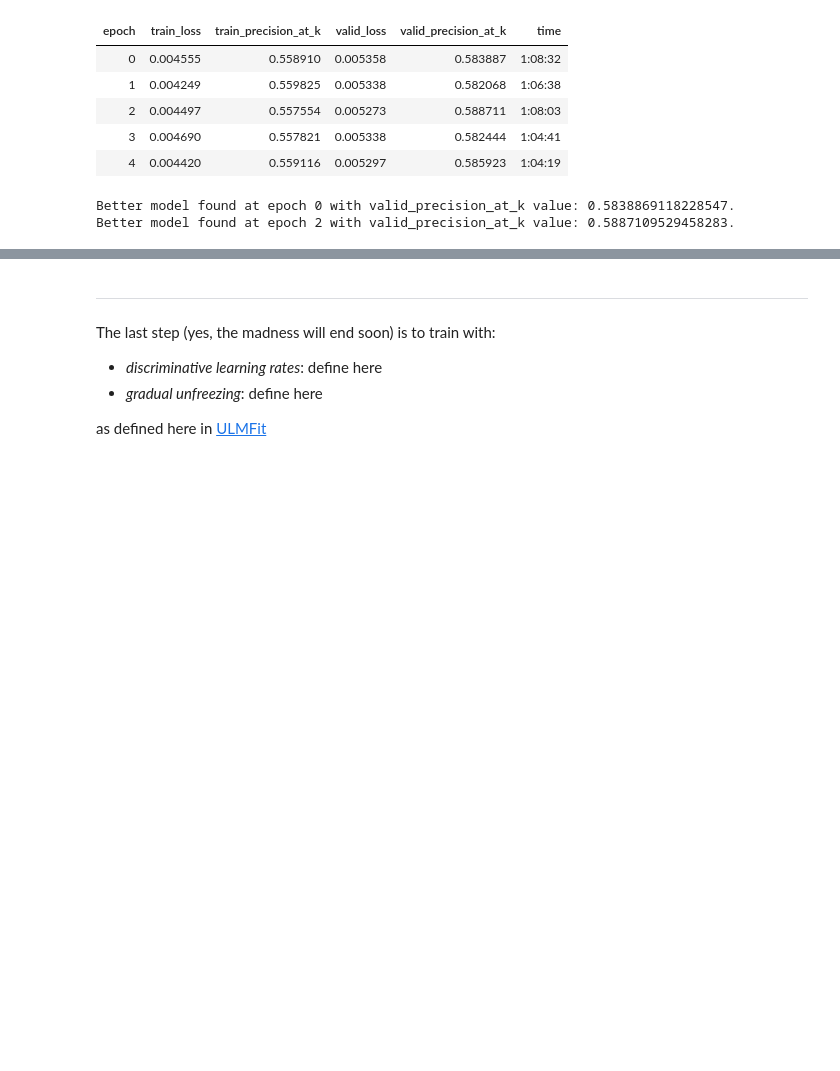
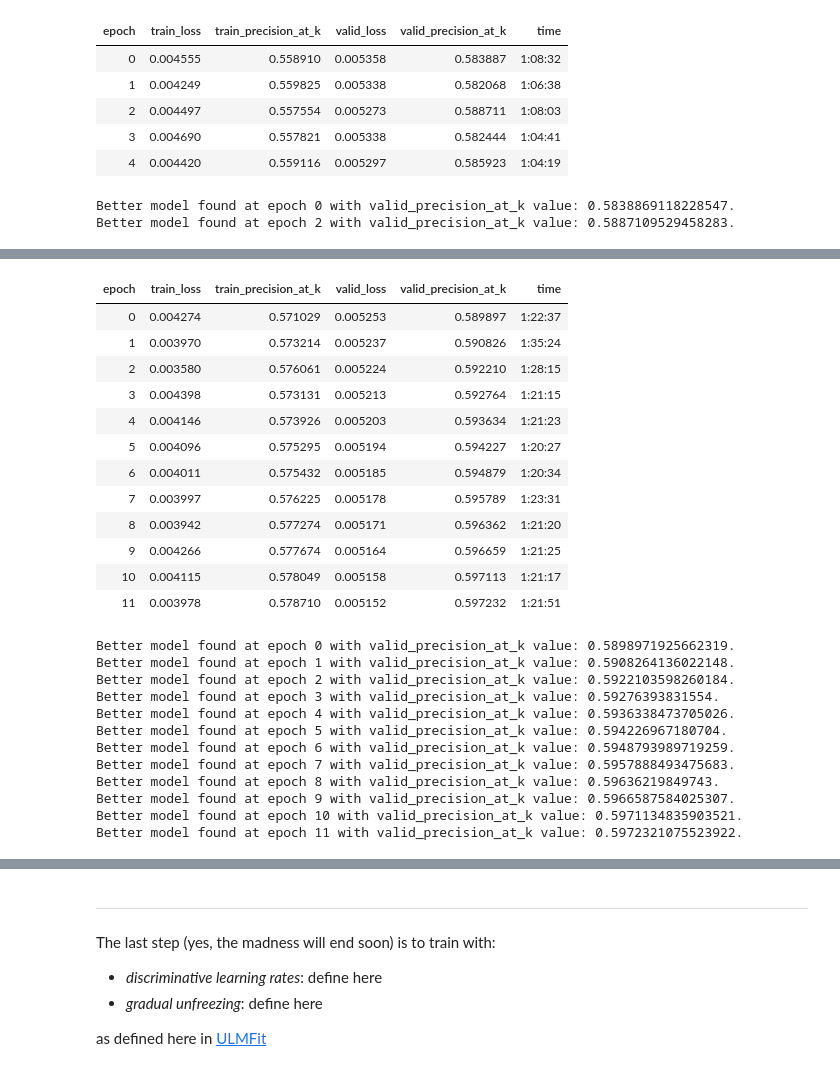
Before and after one commit to debjyotiSRoy/xcube, a Jupyter notebook: nbs/18_tutorial.train_mimic3.ipynb, the cells around one changed output, grey strips where cells are left out. Saved outputs shown, nothing was run; the diff lists cells and outputs as text; code cells hidden in the pictures; blank space fills up the shorter version.

Commit message:
trained fwd+bwd xml classifier

```diff
--- a/nbs/18_tutorial.train_mimic3.ipynb
+++ b/nbs/18_tutorial.train_mimic3.ipynb
@@ -769,5 +769,5 @@ The following line essentially captures the magic of [ULMFit's](https://arxiv.or
 learn = learn.load_encoder('mimic3-9k_lm_finetuned')
 learn_r = learn_r.load_encoder('mimic3-9k_lm_finetuned_r')
 # %%
-learn = learn.load_brain('mimic3-9k_tok_lbl_info', 'p_L')
+# learn = learn.load_brain('mimic3-9k_tok_lbl_info', 'p_L')
 # learn_r = learn_r.load_brain('mimic3-9k_tok_lbl_info')
@@ -1080,3 +1073,0 @@ start here:
-# %%
-learn = learn.load((learn.path/learn.model_dir)/'mimic5_tmp')
-validate(learn)
@@ -1088,6 +1073,0 @@ best so far = None
-# %%
-learn.save_model.best = 0.58871
-learn.save_model.fname = 'mimic6_tmp'
-learn.save_model.fname
-learn.unfreeze()
-learn.save_model.reset_on_fit = False
@@ -1094,2 +1076,28 @@ learn.save_model.reset_on_fit = False
 # %%
-learn.fit(2, lr=1e-2)
+learn.fit(12, lr=1e-6, wd=0.3)
+# %% [output]
+| epoch | train_loss | train_precision_at_k | valid_loss | valid_precision_at_k | time |
+| 0 | 0.004274 | 0.571029 | 0.005253 | 0.589897 | 1:22:37 |
+| 1 | 0.003970 | 0.573214 | 0.005237 | 0.590826 | 1:35:24 |
+| 2 | 0.003580 | 0.576061 | 0.005224 | 0.592210 | 1:28:15 |
+| 3 | 0.004398 | 0.573131 | 0.005213 | 0.592764 | 1:21:15 |
+| 4 | 0.004146 | 0.573926 | 0.005203 | 0.593634 | 1:21:23 |
+| 5 | 0.004096 | 0.575295 | 0.005194 | 0.594227 | 1:20:27 |
+| 6 | 0.004011 | 0.575432 | 0.005185 | 0.594879 | 1:20:34 |
+| 7 | 0.003997 | 0.576225 | 0.005178 | 0.595789 | 1:23:31 |
+| 8 | 0.003942 | 0.577274 | 0.005171 | 0.596362 | 1:21:20 |
+| 9 | 0.004266 | 0.577674 | 0.005164 | 0.596659 | 1:21:25 |
+| 10 | 0.004115 | 0.578049 | 0.005158 | 0.597113 | 1:21:17 |
+| 11 | 0.003978 | 0.578710 | 0.005152 | 0.597232 | 1:21:51 |
+Better model found at epoch 0 with valid_precision_at_k value: 0.5898971925662319.
+Better model found at epoch 1 with valid_precision_at_k value: 0.5908264136022148.
+Better model found at epoch 2 with valid_precision_at_k value: 0.5922103598260184.
+Better model found at epoch 3 with valid_precision_at_k value: 0.59276393831554.
+Better model found at epoch 4 with valid_precision_at_k value: 0.5936338473705026.
+Better model found at epoch 5 with valid_precision_at_k value: 0.594226967180704.
+Better model found at epoch 6 with valid_precision_at_k value: 0.5948793989719259.
+Better model found at epoch 7 with valid_precision_at_k value: 0.5957888493475683.
+Better model found at epoch 8 with valid_precision_at_k value: 0.59636219849743.
+Better model found at epoch 9 with valid_precision_at_k value: 0.5966587584025307.
+Better model found at epoch 10 with valid_precision_at_k value: 0.5971134835903521.
+Better model found at epoch 11 with valid_precision_at_k value: 0.5972321075523922.
```
Also changed, not shown: parts of 71 cells of this notebook.
